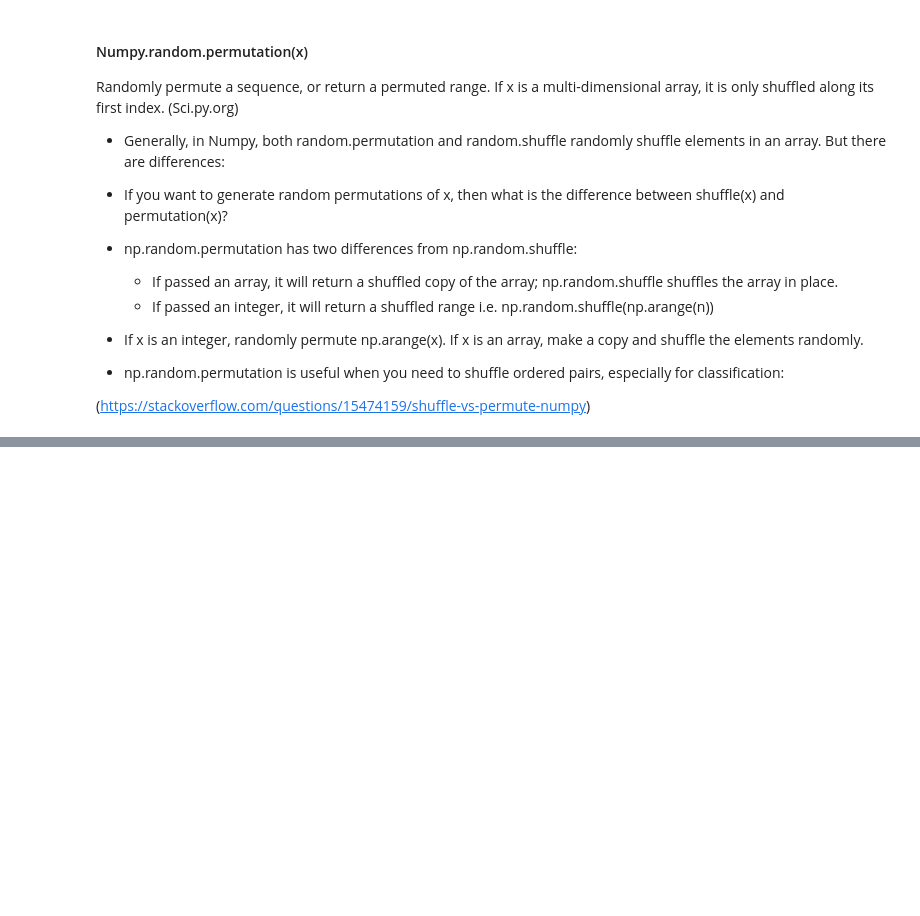
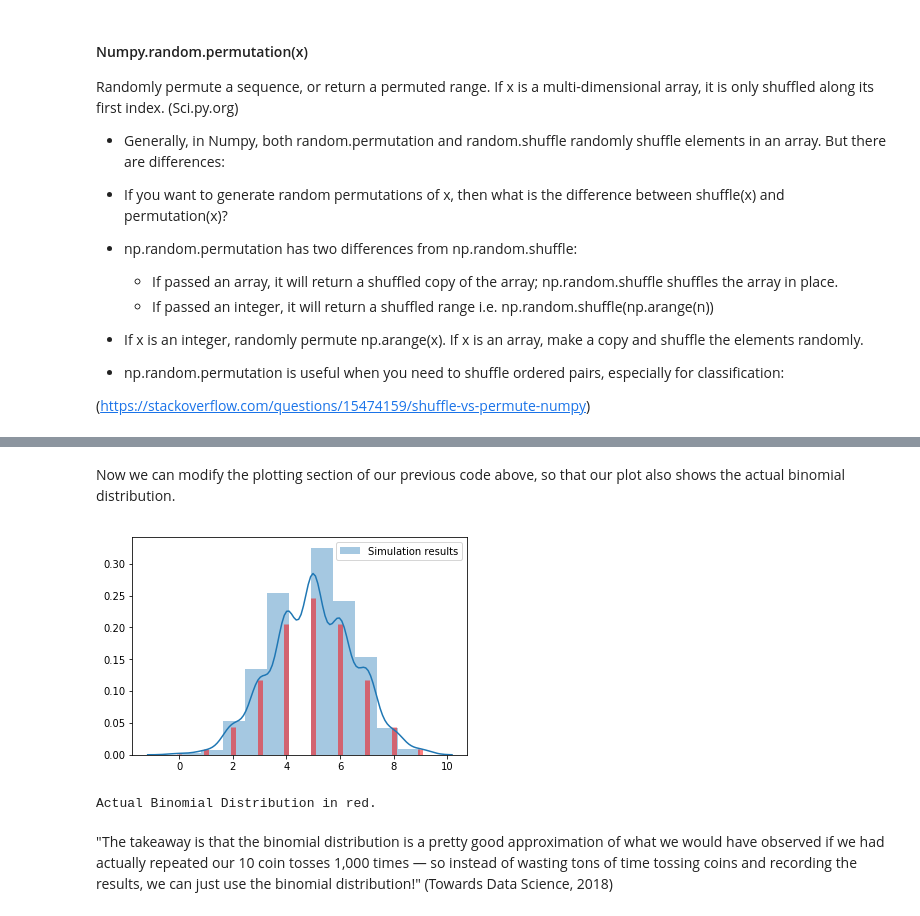
Before and after one commit to daithimarkham/Prog-Data-Anal-Assignment-2019, a Jupyter notebook: Numpy.Random.ipynb, the cells around one changed output, grey strips where cells are left out. Drawn from its saved outputs; the diff is of its cells as text; code cells hidden in the pictures; blank space fills up the shorter version.

```diff
--- a/Numpy.Random.ipynb
+++ b/Numpy.Random.ipynb
@@ -496,0 +488,17 @@ sum(np.random.binomial(9, 0.1, 20000) == 0)/20000.
+# %% [markdown]
+Now we can modify the plotting section of our previous code above, so that our plot also shows the actual binomial distribution.
+# %%
+# Plot the actual binomial distribution as a sanity check.
+from scipy.stats import binom
+x = range(0,11)# Range of values
+ax.plot(x, binom.pmf(x, n, p), label='actual binomial distribution')# Actual Binomial Distribution in red.
+ax = sns.distplot(heads, bins=11, label='Simulation results') # Displays Simulation results.
+ax.vlines(x, 0, binom.pmf(x, n, p), colors='r', lw=5, alpha=0.5) # Sets values for his, colour, length and width etc.
+plt.legend()
+plt.show()
+print("Actual Binomial Distribution in red.")
+# %% [output]
+[figure, added]
+Actual Binomial Distribution in red.
+# %% [markdown]
+"The takeaway is that the binomial distribution is a pretty good approximation of what we would have observed if we had actually repeated our 10 coin tosses 1,000 times — so instead of wasting tons of time tossing coins and recording the results, we can just use the binomial distribution!" (Towards Data Science, 2018)
```
Also changed, not shown: parts of 56 cells of this notebook.
